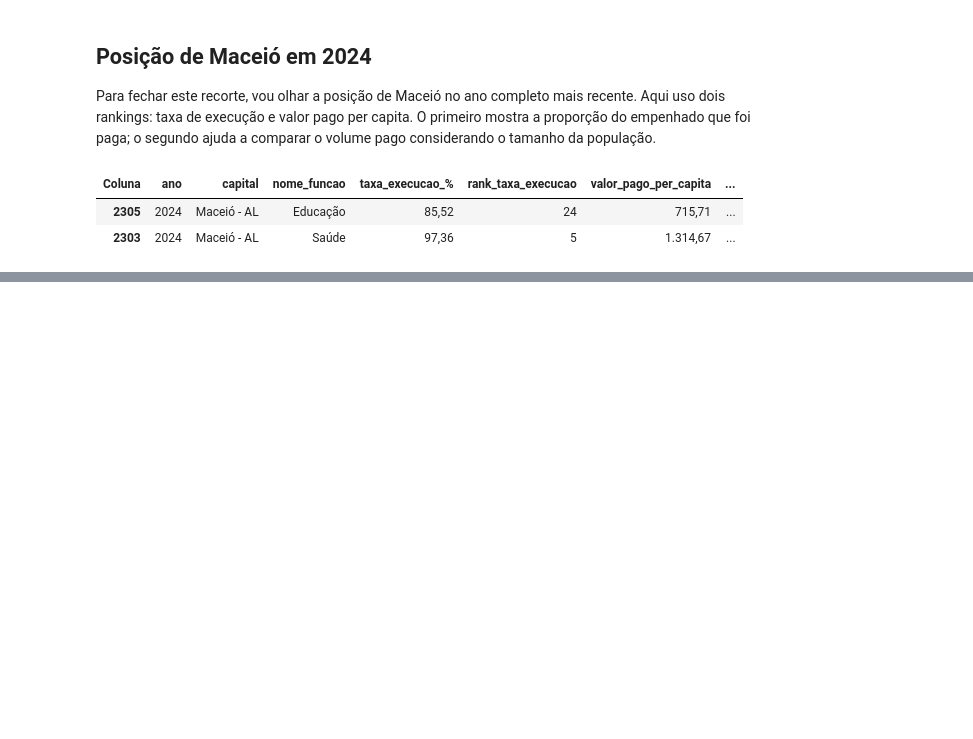
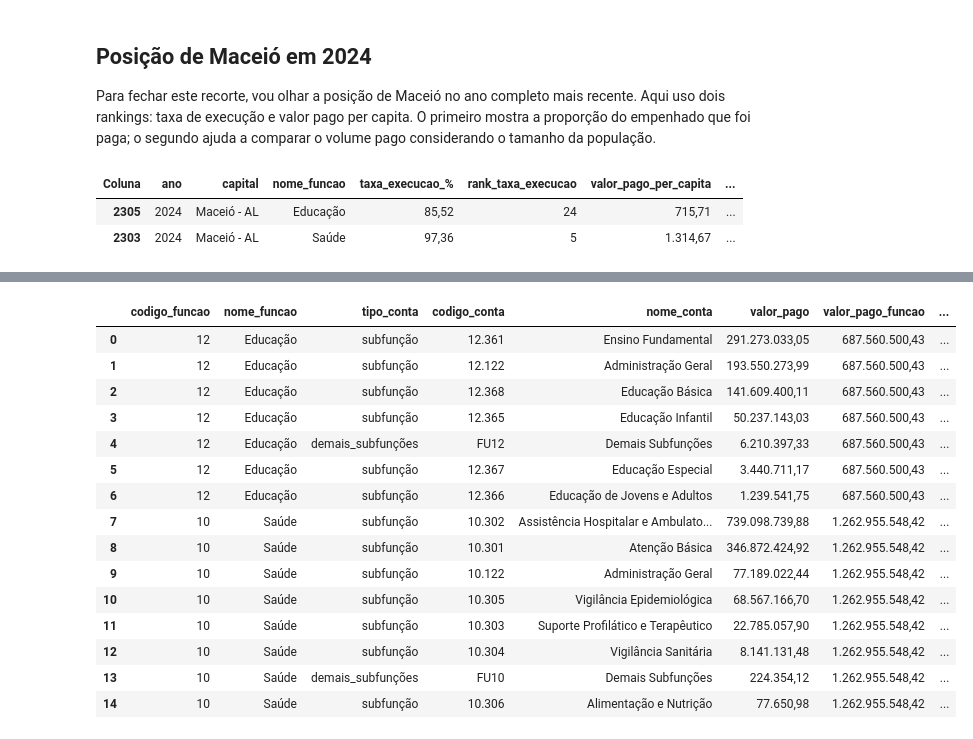
Before and after one commit to domlops/Desafio-Analista-de-Dados-Sefaz-Macei-, a Jupyter notebook: notebooks/02_analise_execucao_funcoes.ipynb, the cells around one changed output, grey strips where cells are left out. Saved outputs shown, nothing was run; the diff lists cells and outputs as text; code cells hidden in the pictures; blank space fills up the shorter version.

```diff
--- a/notebooks/02_analise_execucao_funcoes.ipynb
+++ b/notebooks/02_analise_execucao_funcoes.ipynb
@@ -380,0 +391,61 @@ posicao_maceio_2024
+# %%
+pagas_maceio_2024 = df[
+    (df["ano"] == ANO_REFERENCIA)
+    & df["capital"].str.contains("Maceió", case=False, na=False)
+    & df["nome_funcao"].isin(funcoes_prioritarias)
+    & df["tipo_conta"].isin(["subfunção", "demais_subfunções"])
+    & (df["Coluna"] == "Despesas Pagas")
+].copy()
+
+totais_funcoes_maceio_2024 = execucao_funcao[
+    (execucao_funcao["ano"] == ANO_REFERENCIA)
+    & execucao_funcao["capital"].str.contains("Maceió", case=False, na=False)
+    & execucao_funcao["nome_funcao"].isin(funcoes_prioritarias)
+][["codigo_funcao", "nome_funcao", "valor_pago"]].rename(
+    columns={"valor_pago": "valor_pago_funcao"}
+)
+
+subfuncoes_maceio_2024 = (
+    pagas_maceio_2024.groupby(
+        [
+            "codigo_funcao",
+            "nome_funcao",
+            "tipo_conta",
+            "codigo_conta",
+            "nome_conta",
+        ],
+        as_index=False,
+        dropna=False,
+    )
+    .agg(valor_pago=("Valor", "sum"))
+    .merge(totais_funcoes_maceio_2024, on=["codigo_funcao", "nome_funcao"], how="left")
+)
+
+subfuncoes_maceio_2024["participacao_no_pago_funcao_%"] = (
+    subfuncoes_maceio_2024["valor_pago"]
+    / subfuncoes_maceio_2024["valor_pago_funcao"]
+    * 100
+)
+
+subfuncoes_maceio_2024 = subfuncoes_maceio_2024.sort_values(
+    ["nome_funcao", "valor_pago"], ascending=[True, False]
+).reset_index(drop=True)
+
+subfuncoes_maceio_2024
+# %% [output]
+|  | codigo_funcao | nome_funcao | tipo_conta | codigo_conta | nome_conta | valor_pago | valor_pago_funcao | ... |
+| 0 | 12 | Educação | subfunção | 12.361 | Ensino Fundamental | 291.273.033,05 | 687.560.500,43 | ... |
+| 1 | 12 | Educação | subfunção | 12.122 | Administração Geral | 193.550.273,99 | 687.560.500,43 | ... |
+| 2 | 12 | Educação | subfunção | 12.368 | Educação Básica | 141.609.400,11 | 687.560.500,43 | ... |
+| 3 | 12 | Educação | subfunção | 12.365 | Educação Infantil | 50.237.143,03 | 687.560.500,43 | ... |
+| 4 | 12 | Educação | demais_subfunções | FU12 | Demais Subfunções | 6.210.397,33 | 687.560.500,43 | ... |
+| 5 | 12 | Educação | subfunção | 12.367 | Educação Especial | 3.440.711,17 | 687.560.500,43 | ... |
+| 6 | 12 | Educação | subfunção | 12.366 | Educação de Jovens e Adultos | 1.239.541,75 | 687.560.500,43 | ... |
+| 7 | 10 | Saúde | subfunção | 10.302 | Assistência Hospitalar e Ambulato... | 739.098.739,88 | 1.262.955.548,42 | ... |
+| 8 | 10 | Saúde | subfunção | 10.301 | Atenção Básica | 346.872.424,92 | 1.262.955.548,42 | ... |
+| 9 | 10 | Saúde | subfunção | 10.122 | Administração Geral | 77.189.022,44 | 1.262.955.548,42 | ... |
+| 10 | 10 | Saúde | subfunção | 10.305 | Vigilância Epidemiológica | 68.567.166,70 | 1.262.955.548,42 | ... |
+| 11 | 10 | Saúde | subfunção | 10.303 | Suporte Profilático e Terapêutico | 22.785.057,90 | 1.262.955.548,42 | ... |
+| 12 | 10 | Saúde | subfunção | 10.304 | Vigilância Sanitária | 8.141.131,48 | 1.262.955.548,42 | ... |
+| 13 | 10 | Saúde | demais_subfunções | FU10 | Demais Subfunções | 224.354,12 | 1.262.955.548,42 | ... |
+| 14 | 10 | Saúde | subfunção | 10.306 | Alimentação e Nutrição | 77.650,98 | 1.262.955.548,42 | ... |
```
Also changed, not shown: parts of 6 cells of this notebook, 8 other files.
